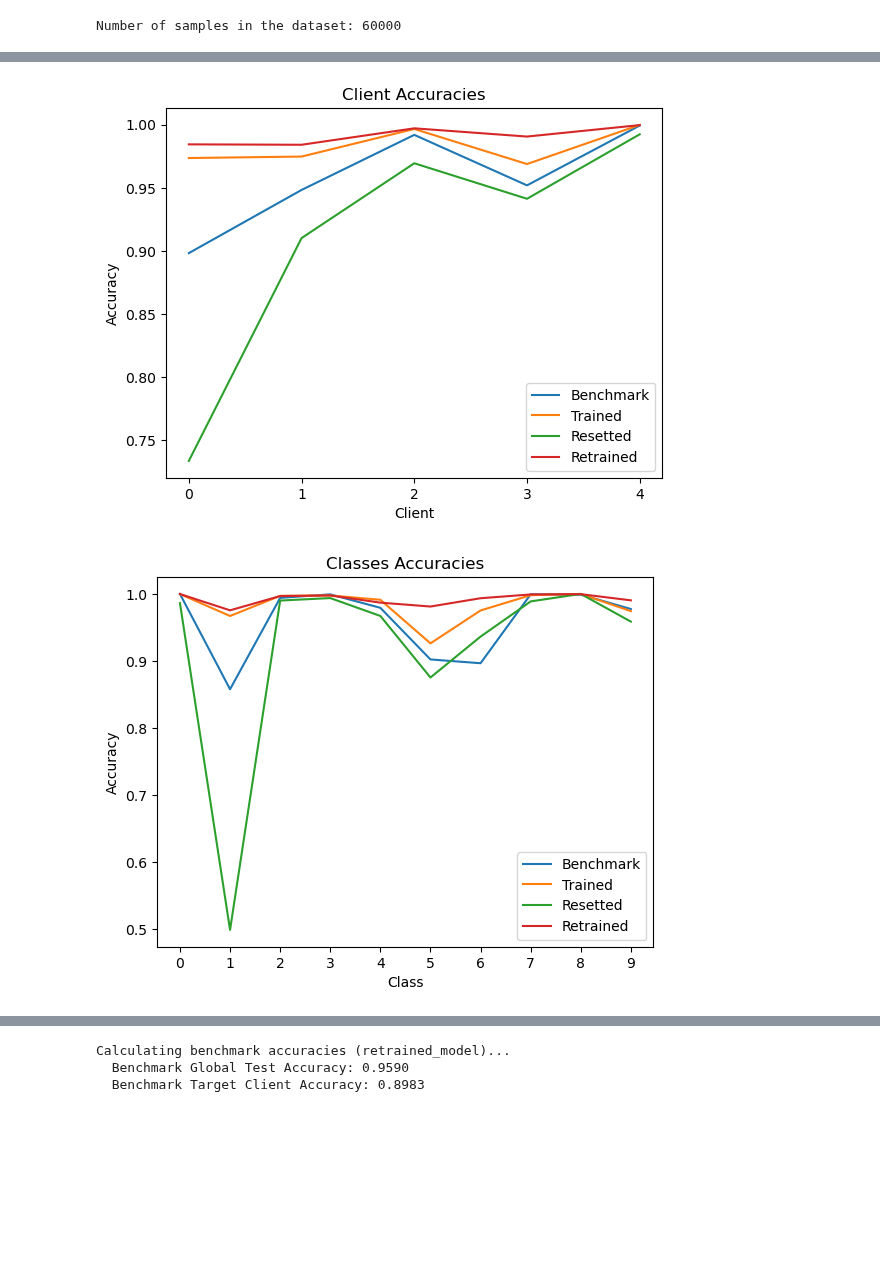
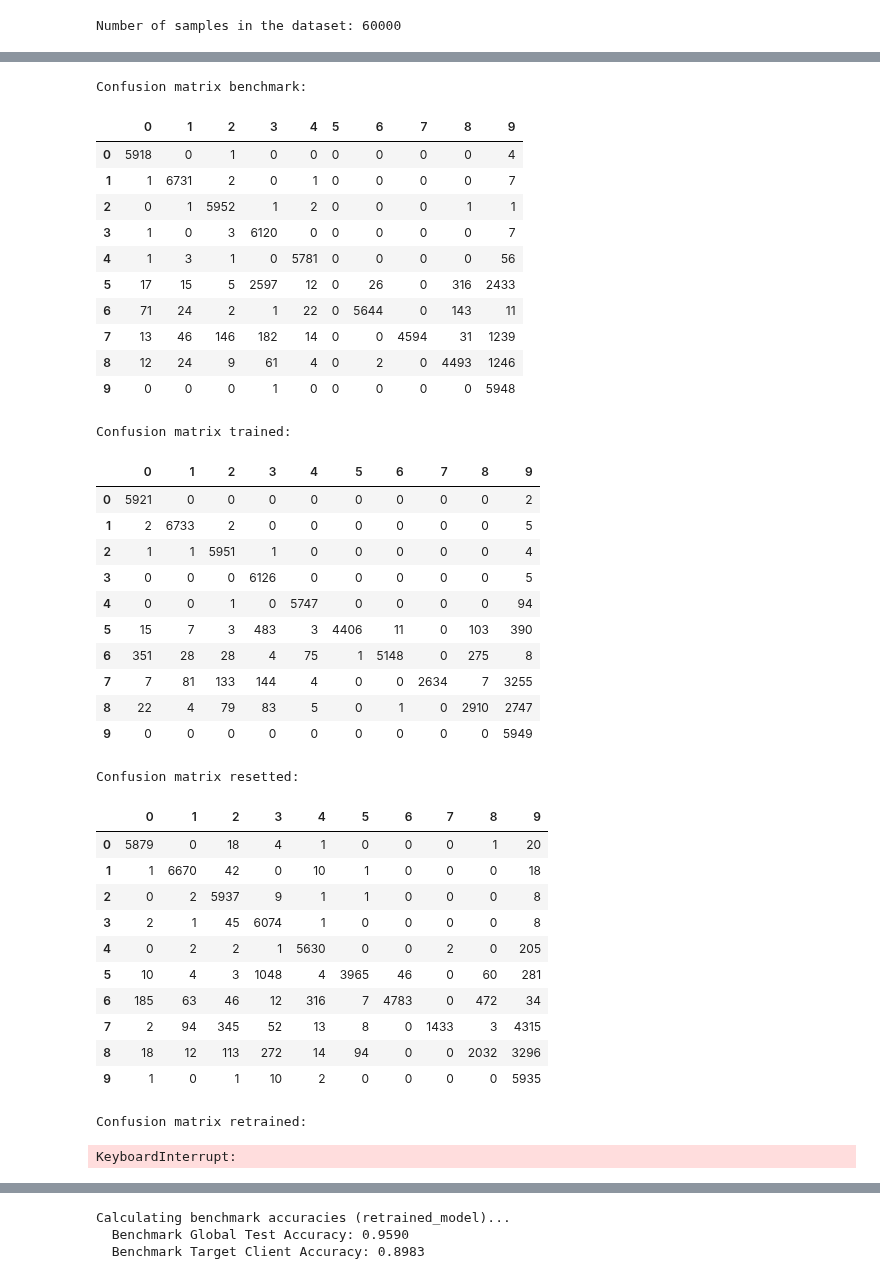
Before and after one commit to lorenzomanini/FedUnlearn-PE, a Jupyter notebook: vision_unlearn.ipynb, the cells around one changed output, grey strips where cells are left out. Drawn from its saved outputs; the diff is of its cells as text; code cells hidden in the pictures; blank space fills up the shorter version.

```diff
--- a/vision_unlearn.ipynb
+++ b/vision_unlearn.ipynb
@@ -296,29 +420,55 @@ cuda
 Epoch 1/1, Loss: 0.0000
 <All keys matched successfully>
 # %%
-
-plt.plot(compute_dataloaders_accuracy(model_benchmark, client_dataloaders), label='Benchmark')
-plt.plot(compute_dataloaders_accuracy(model, client_dataloaders), label='Trained')
-plt.plot(compute_dataloaders_accuracy(resetted_model, client_dataloaders), label='Resetted')
-plt.plot(compute_dataloaders_accuracy(retrained_model, client_dataloaders), label='Retrained')
-plt.legend()
-plt.xlabel('Client')
-plt.xticks(np.arange(0, 5, 1))
-plt.ylabel('Accuracy')
-plt.title('Client Accuracies')
-plt.show()
-
-plt.plot(compute_dataloaders_accuracy(model_benchmark, classes_dataloaders), label='Benchmark')
-plt.plot(compute_dataloaders_accuracy(model, classes_dataloaders), label='Trained')
-plt.plot(compute_dataloaders_accuracy(resetted_model, classes_dataloaders), label='Resetted')
-plt.plot(compute_dataloaders_accuracy(retrained_model, classes_dataloaders), label='Retrained')
-plt.legend()
-plt.xlabel('Class')
-plt.xticks(np.arange(0, 10, 1))
-plt.ylabel('Accuracy')
-plt.title('Classes Accuracies')
-plt.show()
+print("Confusion matrix benchmark:")
+acc, conf_mat = validate(model_benchmark, classes_dataloaders, num_classes)
+plot_confusion_matrix(conf_mat)
+print("Confusion matrix trained:")
+acc, conf_mat = validate(model, classes_dataloaders, num_classes)
+plot_confusion_matrix(conf_mat)
+print("Confusion matrix resetted:")
+acc, conf_mat = validate(resetted_model, classes_dataloaders, num_classes)
+plot_confusion_matrix(conf_mat)
+print("Confusion matrix retrained:")
+acc, conf_mat = validate(retrained_model, classes_dataloaders, num_classes)
+plot_confusion_matrix(conf_mat)
 # %% [output]
-[figure, removed]
-[figure, removed]
+Confusion matrix benchmark:
+|  | 0 | 1 | 2 | 3 | 4 | 5 | 6 | 7 | 8 | 9 |
+| 0 | 5918 | 0 | 1 | 0 | 0 | 0 | 0 | 0 | 0 | 4 |
+| 1 | 1 | 6731 | 2 | 0 | 1 | 0 | 0 | 0 | 0 | 7 |
+| 2 | 0 | 1 | 5952 | 1 | 2 | 0 | 0 | 0 | 1 | 1 |
+| 3 | 1 | 0 | 3 | 6120 | 0 | 0 | 0 | 0 | 0 | 7 |
+| 4 | 1 | 3 | 1 | 0 | 5781 | 0 | 0 | 0 | 0 | 56 |
+| 5 | 17 | 15 | 5 | 2597 | 12 | 0 | 26 | 0 | 316 | 2433 |
+| 6 | 71 | 24 | 2 | 1 | 22 | 0 | 5644 | 0 | 143 | 11 |
+| 7 | 13 | 46 | 146 | 182 | 14 | 0 | 0 | 4594 | 31 | 1239 |
+| 8 | 12 | 24 | 9 | 61 | 4 | 0 | 2 | 0 | 4493 | 1246 |
+| 9 | 0 | 0 | 0 | 1 | 0 | 0 | 0 | 0 | 0 | 5948 |
+Confusion matrix trained:
+|  | 0 | 1 | 2 | 3 | 4 | 5 | 6 | 7 | 8 | 9 |
+| 0 | 5921 | 0 | 0 | 0 | 0 | 0 | 0 | 0 | 0 | 2 |
+| 1 | 2 | 6733 | 2 | 0 | 0 | 0 | 0 | 0 | 0 | 5 |
+| 2 | 1 | 1 | 5951 | 1 | 0 | 0 | 0 | 0 | 0 | 4 |
+| 3 | 0 | 0 | 0 | 6126 | 0 | 0 | 0 | 0 | 0 | 5 |
+| 4 | 0 | 0 | 1 | 0 | 5747 | 0 | 0 | 0 | 0 | 94 |
+| 5 | 15 | 7 | 3 | 483 | 3 | 4406 | 11 | 0 | 103 | 390 |
+| 6 | 351 | 28 | 28 | 4 | 75 | 1 | 5148 | 0 | 275 | 8 |
+| 7 | 7 | 81 | 133 | 144 | 4 | 0 | 0 | 2634 | 7 | 3255 |
+| 8 | 22 | 4 | 79 | 83 | 5 | 0 | 1 | 0 | 2910 | 2747 |
+| 9 | 0 | 0 | 0 | 0 | 0 | 0 | 0 | 0 | 0 | 5949 |
+Confusion matrix resetted:
+|  | 0 | 1 | 2 | 3 | 4 | 5 | 6 | 7 | 8 | 9 |
+| 0 | 5879 | 0 | 18 | 4 | 1 | 0 | 0 | 0 | 1 | 20 |
+| 1 | 1 | 6670 | 42 | 0 | 10 | 1 | 0 | 0 | 0 | 18 |
+| 2 | 0 | 2 | 5937 | 9 | 1 | 1 | 0 | 0 | 0 | 8 |
+| 3 | 2 | 1 | 45 | 6074 | 1 | 0 | 0 | 0 | 0 | 8 |
+| 4 | 0 | 2 | 2 | 1 | 5630 | 0 | 0 | 2 | 0 | 205 |
+| 5 | 10 | 4 | 3 | 1048 | 4 | 3965 | 46 | 0 | 60 | 281 |
+| 6 | 185 | 63 | 46 | 12 | 316 | 7 | 4783 | 0 | 472 | 34 |
+| 7 | 2 | 94 | 345 | 52 | 13 | 8 | 0 | 1433 | 3 | 4315 |
+| 8 | 18 | 12 | 113 | 272 | 14 | 94 | 0 | 0 | 2032 | 3296 |
+| 9 | 1 | 0 | 1 | 10 | 2 | 0 | 0 | 0 | 0 | 5935 |
+Confusion matrix retrained:
+KeyboardInterrupt:
 # %%
```
Also changed, not shown: parts of 16 cells of this notebook, 2 other files.
